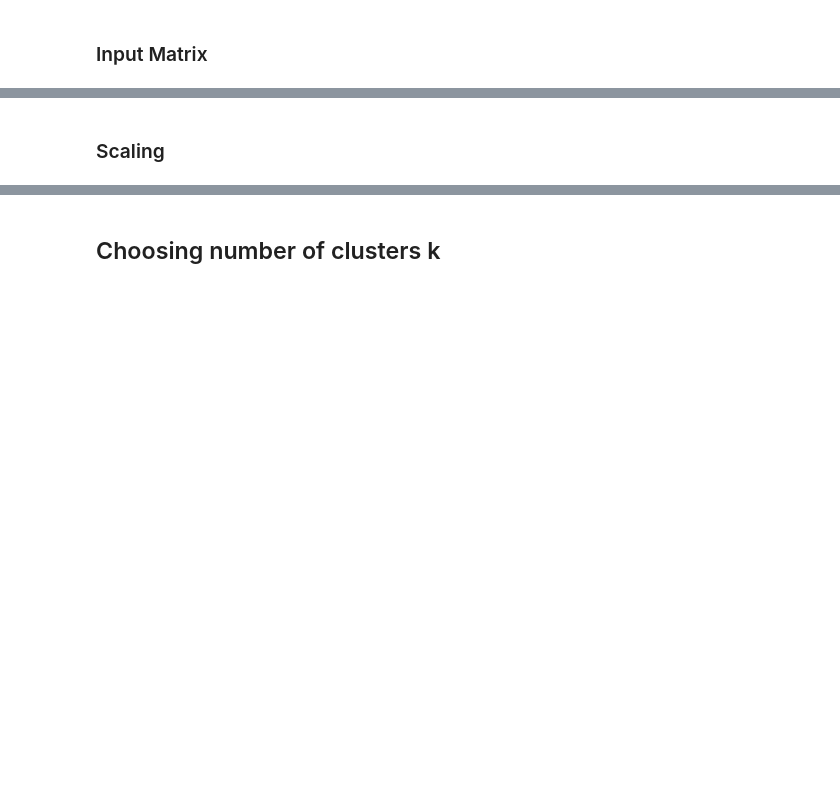
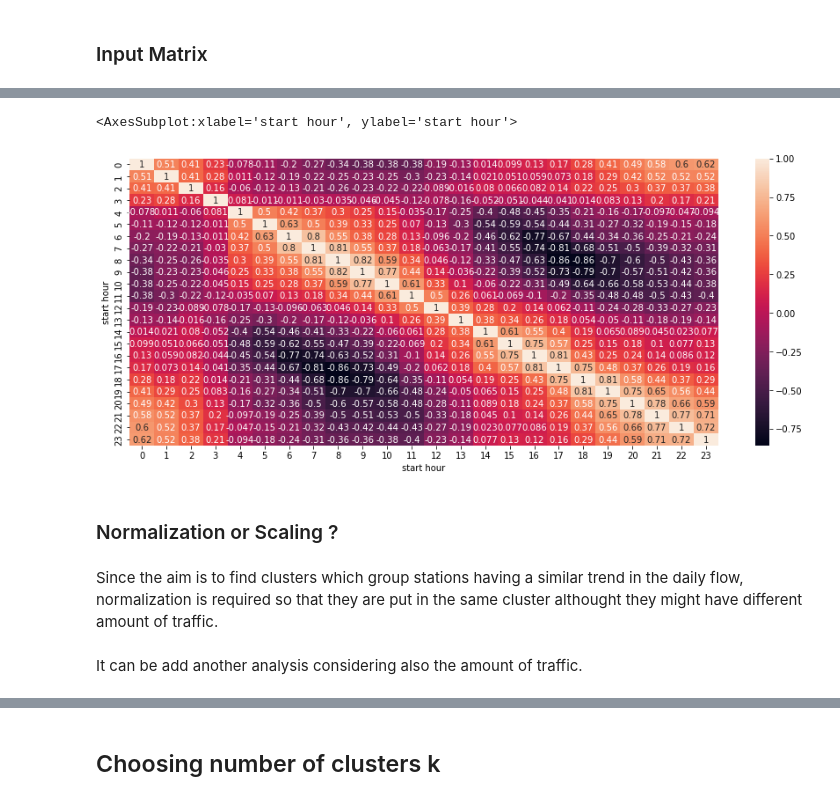
Before and after one commit to tommilotta/Bike-sharing-Analysis, a Jupyter notebook: Clustering.ipynb, the cells around one changed output, grey strips where cells are left out. Cells and saved outputs as stored; diff of their text form; code cells hidden in the pictures; blank space fills up the shorter version.

Commit message:
added clustering analysis

```diff
--- a/Clustering.ipynb
+++ b/Clustering.ipynb
@@ -102,2 +140,12 @@ display(BOS_matrix)
+# %%
+plt.figure(figsize = (15,6))
+sns.heatmap(NY_matrix.corr(), annot=True)
+# %% [output]
+<AxesSubplot:xlabel='start hour', ylabel='start hour'>
+[figure, added]
 # %% [markdown]
-### Scaling
+### Normalization or Scaling ?
+# %% [markdown]
+Since the aim is to find clusters which group stations having a similar trend in the daily flow, normalization is required so that they are put in the same cluster althought they might have different amount of traffic.
+# %% [markdown]
+It can be add another analysis considering also the amount of traffic.
```
Also changed, not shown: parts of 30 cells of this notebook.
